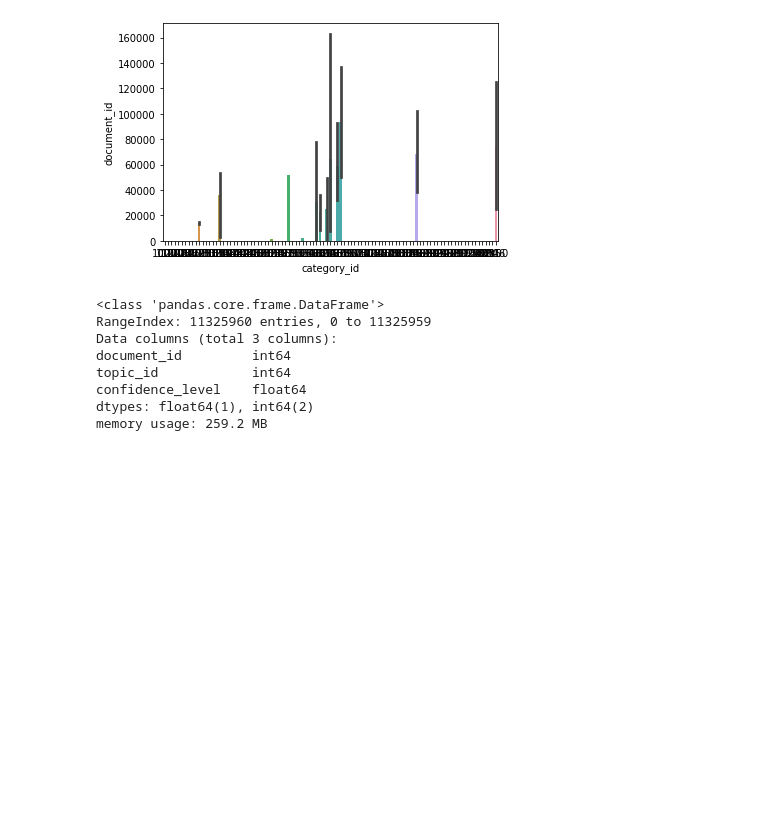
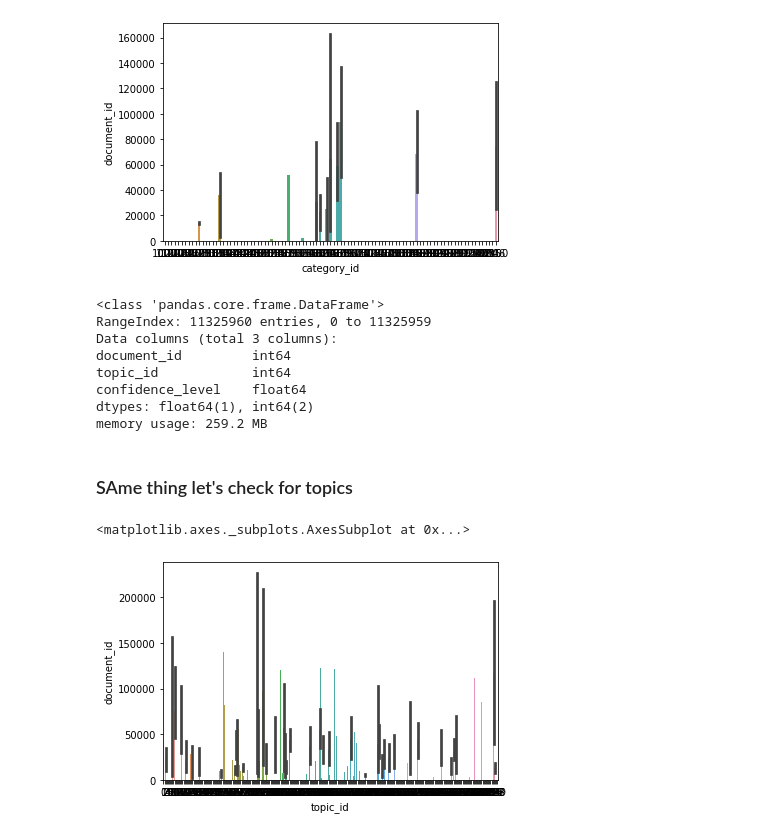
Before and after one commit to nicolaepetridean/content_recommend_eda, a Jupyter notebook: src/EDA.ipynb, the cells around one changed output. Saved outputs shown, nothing was run; the diff lists cells and outputs as text; code cells hidden in the pictures; blank space fills up the shorter version.

Commit message:
metadata check

```diff
--- a/src/EDA.ipynb
+++ b/src/EDA.ipynb
@@ -549,5 +549,10 @@ topic_id            int64
 confidence_level    float64
 dtypes: float64(1), int64(2)
 memory usage: 259.2 MB
+# %% [markdown]
+### SAme thing let's check for topics
 # %%
-sns.barplot(x=category_info['category_id'], y=category_info.groupby('category_id')['document_id'].count())
+sns.barplot(x=topic_info['topic_id'], y=topic_info.groupby('topic_id')['document_id'].count())
+# %% [output]
+<matplotlib.axes._subplots.AxesSubplot at 0x...>
+[figure, added]
```
Also changed, not shown: parts of 5 cells of this notebook.
